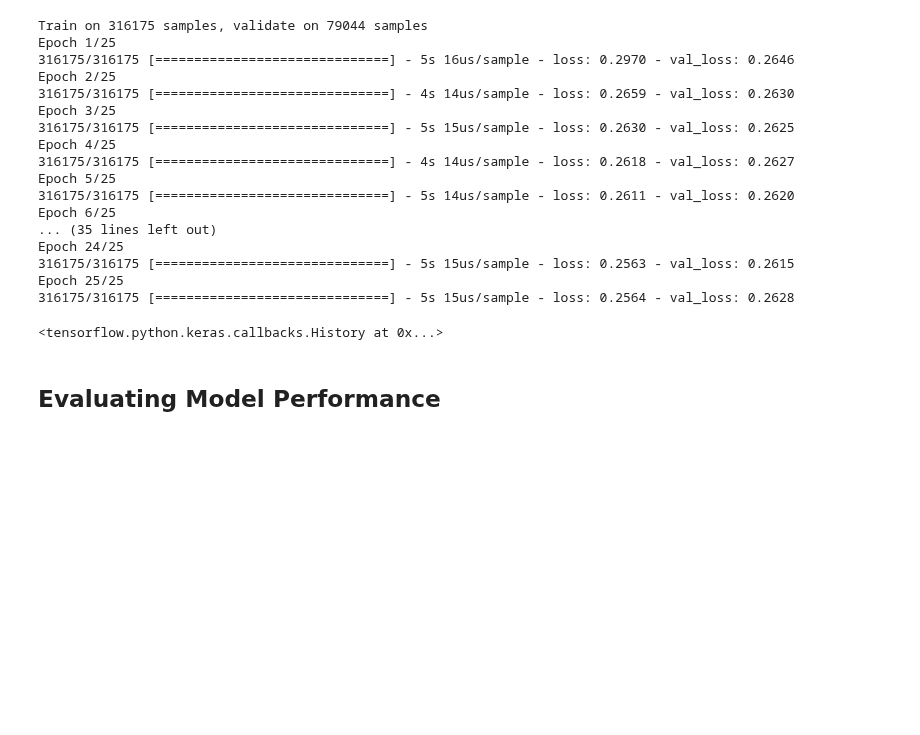
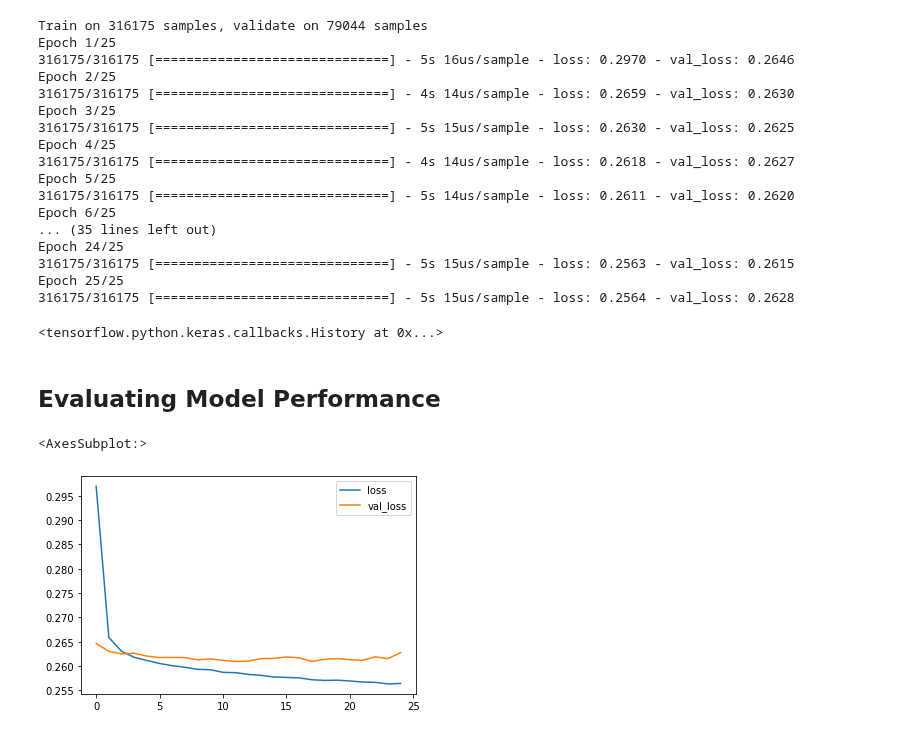
Before and after one commit to bdotbull/bb_learning_tf2_and_keras, a Jupyter notebook: topics/classification/classification_project.ipynb, the cells around one changed output. Drawn from its saved outputs; the diff is of its cells as text; code cells hidden in the pictures; blank space fills up the shorter version.

```diff
--- a/topics/classification/classification_project.ipynb
+++ b/topics/classification/classification_project.ipynb
@@ -885,3 +885,10 @@ Epoch 25/25
 <tensorflow.python.keras.callbacks.History at 0x...>
 # %% [markdown]
 ## Evaluating Model Performance
+# %%
+losses = pd.DataFrame(model.history.history)
+# %%
+losses[['loss','val_loss']].plot()
+# %% [output]
+<AxesSubplot:>
+[figure, added]
```
